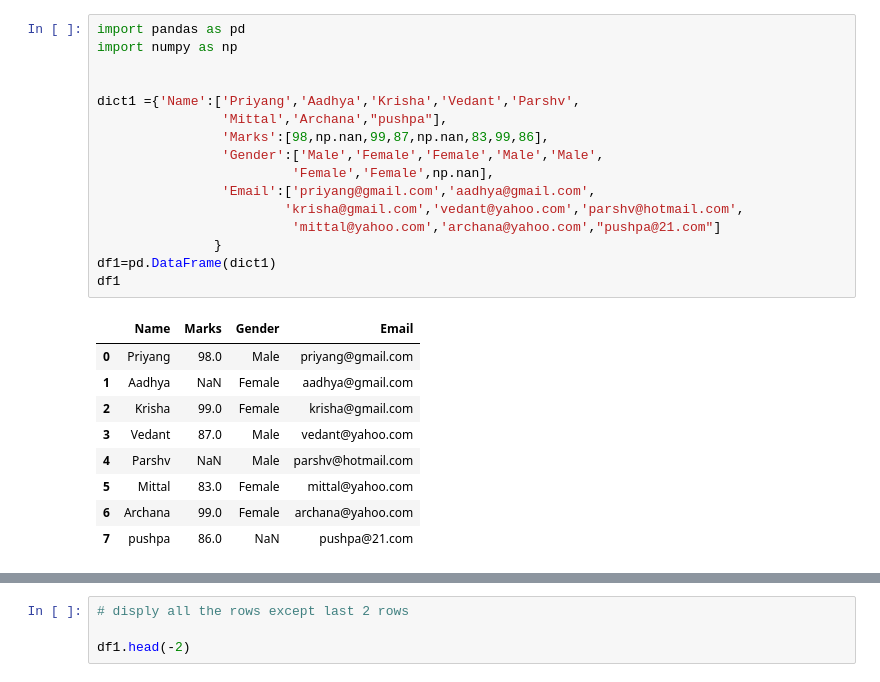
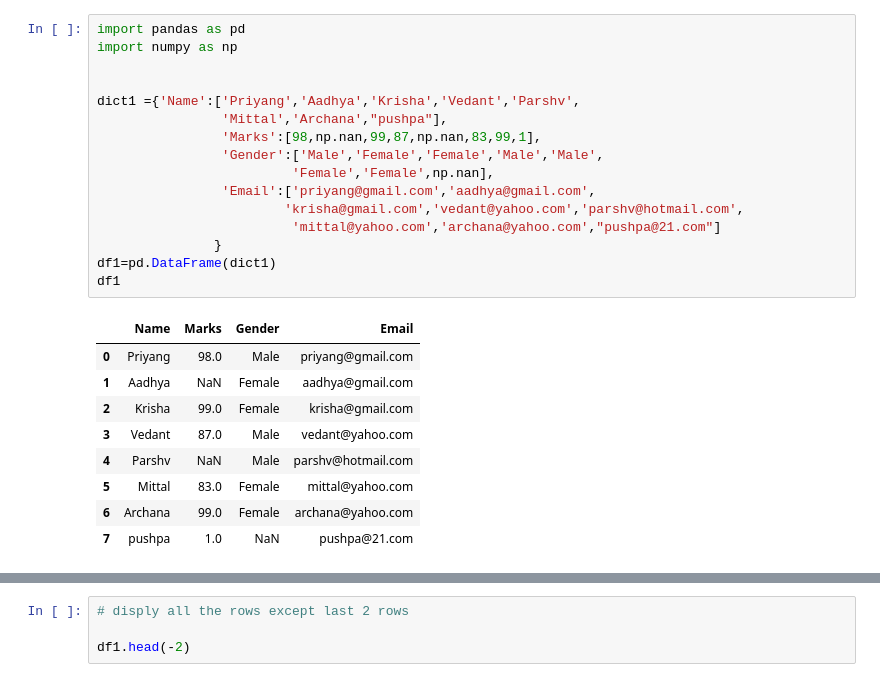
Before and after one commit to poonamsaxena123/python_task, a Jupyter notebook: pandass/pandas_test8.ipynb, the cells around one changed output, grey strips where cells are left out. Drawn from its saved outputs; the diff is of its cells as text.

```diff
--- a/pandass/pandas_test8.ipynb
+++ b/pandass/pandas_test8.ipynb
@@ -1,29 +1,29 @@
 # %%
 import pandas as pd
 import numpy as np
 
 
 dict1 ={'Name':['Priyang','Aadhya','Krisha','Vedant','Parshv',
                 'Mittal','Archana',"pushpa"],
-                'Marks':[98,np.nan,99,87,np.nan,83,99,86],
+                'Marks':[98,np.nan,99,87,np.nan,83,99,1],
                 'Gender':['Male','Female','Female','Male','Male',
                          'Female','Female',np.nan],
                 'Email':['priyang@gmail.com','aadhya@gmail.com',
                         'krisha@gmail.com','vedant@yahoo.com','parshv@hotmail.com',
                          'mittal@yahoo.com','archana@yahoo.com',"pushpa@21.com"]
                }
 df1=pd.DataFrame(dict1)
 df1
 # %% [output]
 |  | Name | Marks | Gender | Email |
 | 0 | Priyang | 98.0 | Male | priyang@gmail.com |
 | 1 | Aadhya | NaN | Female | aadhya@gmail.com |
 | 2 | Krisha | 99.0 | Female | krisha@gmail.com |
 | 3 | Vedant | 87.0 | Male | vedant@yahoo.com |
 | 4 | Parshv | NaN | Male | parshv@hotmail.com |
 | 5 | Mittal | 83.0 | Female | mittal@yahoo.com |
 | 6 | Archana | 99.0 | Female | archana@yahoo.com |
-| 7 | pushpa | 86.0 | NaN | pushpa@21.com |
+| 7 | pushpa | 1.0 | NaN | pushpa@21.com |
 # %%
 # get the information of datasets
 df1.info()
```
Also changed, not shown: parts of 14 cells of this notebook, 15 other files.
